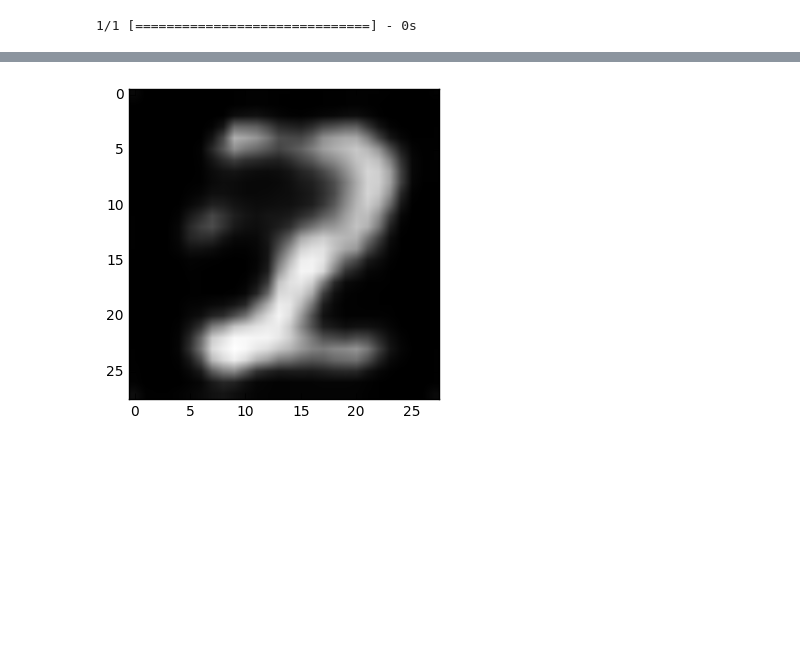
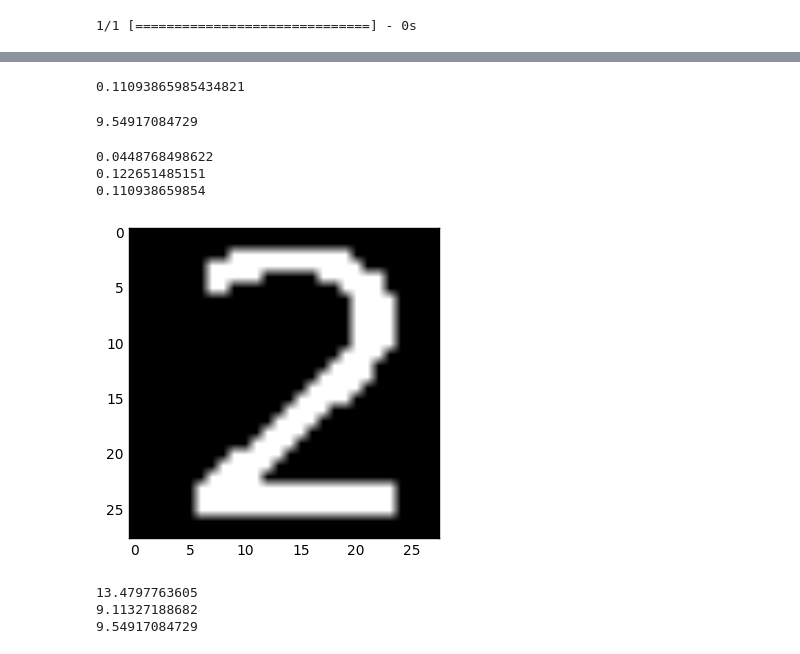
Before and after one commit to sandeepnmenon/Image-Denoising-with-Convolutional-Denoising-Autoencoders, a Jupyter notebook: MNIST.ipynb, the cells around one changed output, grey strips where cells are left out. Drawn from its saved outputs; the diff is of its cells as text; code cells hidden in the pictures; blank space fills up the shorter version.

Commit message:
added psnr function

```diff
--- a/MNIST.ipynb
+++ b/MNIST.ipynb
@@ -162,5 +159,7 @@ test_image = cv2.imread('data/two',0)
 # %%
 test_image = cv2.resize(test_image,(28,28))
 test_image = np.expand_dims(test_image, axis=2)
+gd= test_image
+gd/=255
 # %%
 test_image = skimage.util.random_noise(test_image, mode='gaussian', seed=None, clip=True, mean=0, var=0.5**0.5)
@@ -177,0 +191,4 @@ pred = autoencoder.predict(test,verbose=1)
+# %%
+get_mse(test_image,pred)
+# %% [output]
+0.11093865985434821
@@ -178,5 +202,25 @@ pred = autoencoder.predict(test,verbose=1)
+# %%
+print get_psnr(pred,test_image)
+# %% [output]
+9.54917084729
+# %%
+print get_mse(pred,gd)
+print get_mse(test_image,gd)
+print get_mse(test_image,pred)
+# %% [output]
+0.0448768498622
+0.122651485151
+0.110938659854
 # %%
-plt.imshow(pred.reshape(28,28))
+plt.imshow(gd.reshape(28,28))
 plt.show()
 # %% [output]
-[figure, old version]
+[figure, new version]
+# %%
+print get_psnr(pred,gd)
+print get_psnr(test_image,gd)
+print get_psnr(test_image,pred)
+# %% [output]
+13.4797763605
+9.11327188682
+9.54917084729
```
Also changed, not shown: parts of 12 cells of this notebook, 1 other file.
